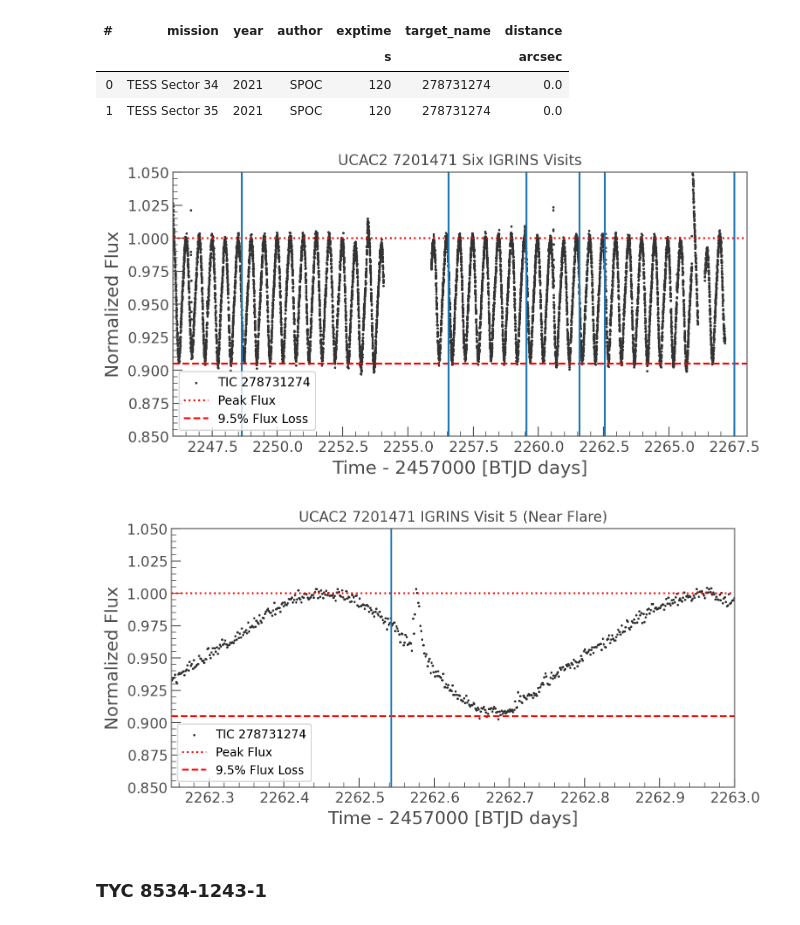
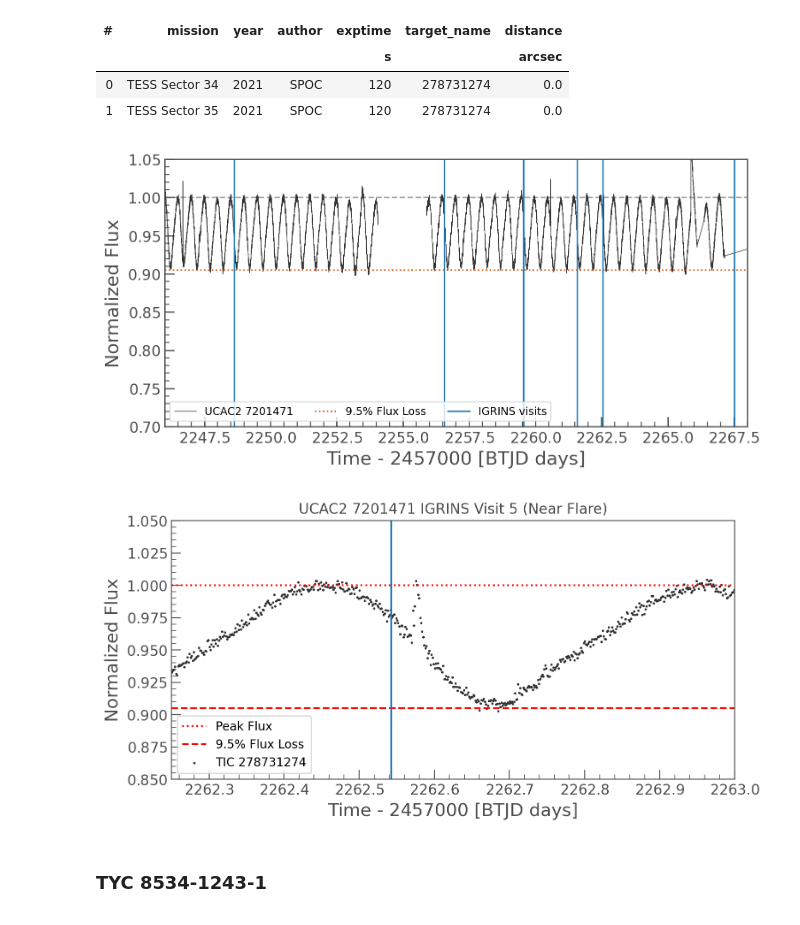
Before and after one commit to gully/acdc, a Jupyter notebook: notebooks/02_lightcurves/02.02_TESS_lightcurves_quicklook.ipynb, the cells around one changed output. Drawn from its saved outputs; the diff is of its cells as text; code cells hidden in the pictures.

Commit message:
Tweak figure...

```diff
--- a/notebooks/02_lightcurves/02.02_TESS_lightcurves_quicklook.ipynb
+++ b/notebooks/02_lightcurves/02.02_TESS_lightcurves_quicklook.ipynb
@@ -82,22 +84,27 @@ SearchResult containing 2 data products.
+# %%
+sns.set_context('paper')
 # %%
 lc = sr.download_all()
 lc_final = lc.stitch()
 lc_final = lc_final/np.nanpercentile(lc_final.flux, 95)
 obj_mask = df_log.OBJECT == object_name
 epochs = df_log[obj_mask].BTJD.values
-ax = lc_final.scatter();
-ax.axhline(1.0, linestyle = "dotted", color = "red", label = "Peak Flux")
-ax.axhline(0.905, linestyle = "dashed", color = "red", label = "9.5% Flux Loss")
-ax.legend()
-for epoch in epochs:
-    ax.axvline(epoch)
+ax = lc_final.plot(label=object_name);
+ax.axhline(1.0, linestyle = "dashed", color = "#95a5a6", label = None, zorder=0)
+ax.axhline(0.905, linestyle = "dotted", color = "#d35400", label = "9.5% Flux Loss")
+
+ax.axvline(epochs[0], label='IGRINS visits')
+for epoch in epochs[1:]:
+    ax.axvline(epoch, label=None)
+
 ax.set_xlim(2246, 2268)
 # ax.set_xlim(2262.25, 2263)
-ax.set_ylim(0.85, 1.05)
-ax.set_title("UCAC2 7201471 Six IGRINS Visits")
-plt.savefig("../../figures/UCAC2_7201471_TESS_visits.png", dpi = 300, bbox_inches = "tight")
+ax.set_ylim(0.7, 1.05)
+#ax.set_title("UCAC2 7201471 Six IGRINS Visits")
+plt.legend(loc="lower left", ncol=4)
+plt.savefig("../../paper/paper1/figures/UCAC2_7201471_TESS_visits.png", dpi = 300, bbox_inches = "tight")
 # %% [output]
-[figure, old version]
+[figure, new version]
 # %%
 lc = sr.download_all()
 lc_final = lc.stitch()
@@ -116,7 +123,7 @@ ax.set_ylim(0.85, 1.05)
 ax.set_title("UCAC2 7201471 IGRINS Visit 5 (Near Flare)")
 plt.savefig("../../figures/UCAC2_7201471_TESS_visit_5.png", dpi = 300, bbox_inches = "tight")
 # %% [output]
-[figure, old version]
+[figure, new version]
 # %%
 !open ../../figures
 # %% [markdown]
```
Also changed, not shown: parts of 2 cells of this notebook.
